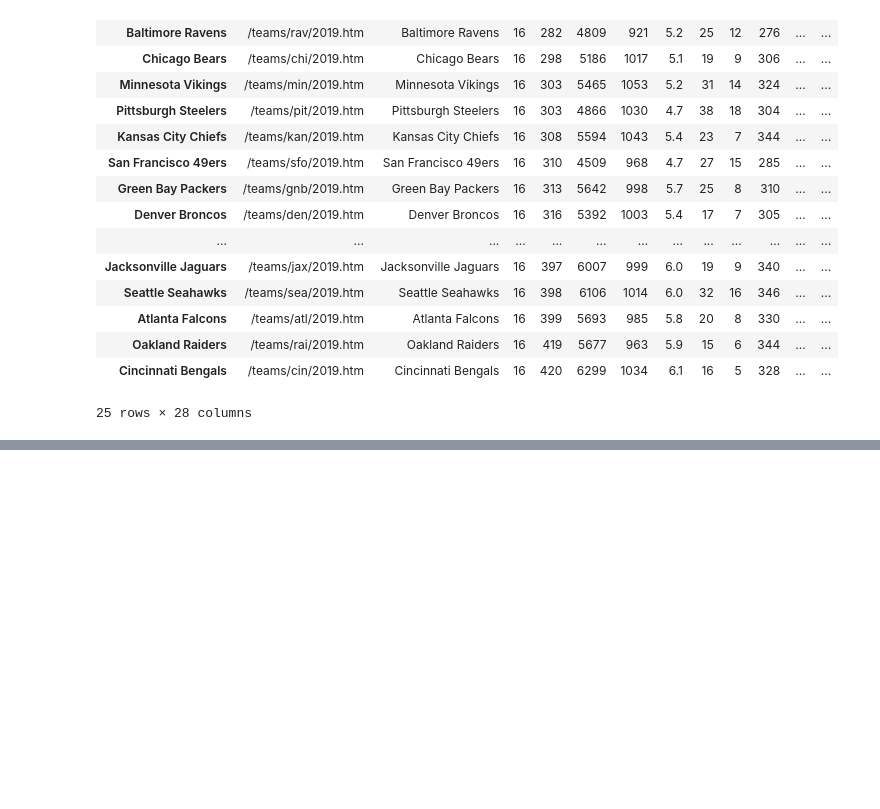
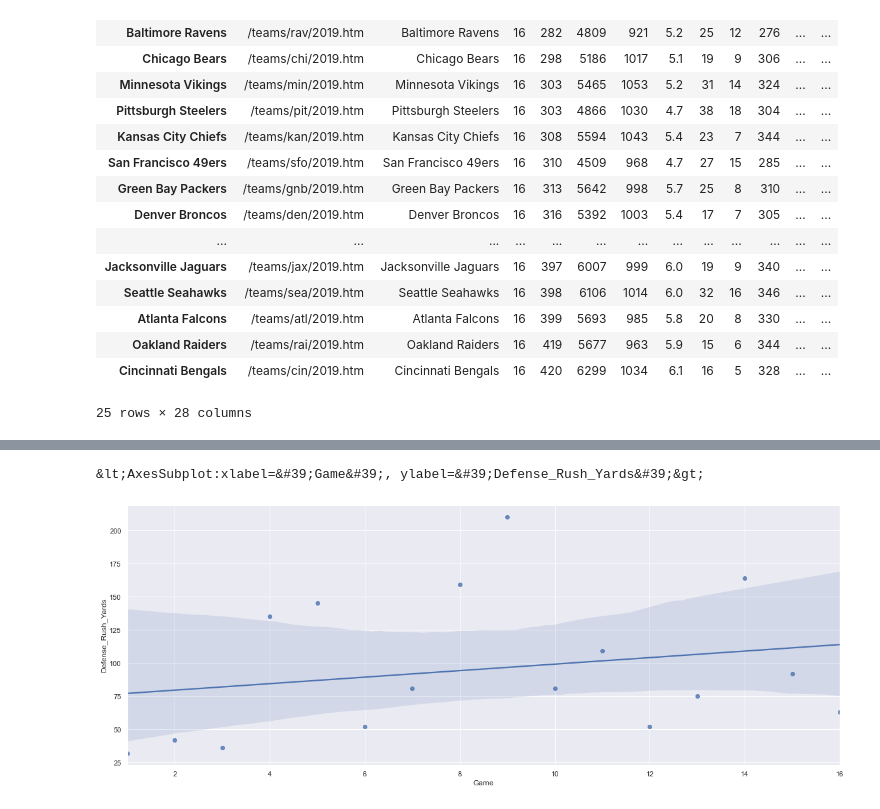
Before and after one commit to ridwan102/Fantasy_Football_Linear_Regression, a Jupyter notebook: fantasy.ipynb, the cells around one changed output, grey strips where cells are left out. Drawn from its saved outputs; the diff is of its cells as text; code cells hidden in the pictures; blank space fills up the shorter version.

```diff
--- a/fantasy.ipynb
+++ b/fantasy.ipynb
@@ -130,0 +164,9 @@ all_individual_stats(get_defense_df, df_all_defense_2019)
+# %%
+patriots_2019 = get_defense_df('/teams/nwe/2019.htm')
+patriots_2019 = patriots_2019.drop([9,17,18])
+# patriots_2019.to_pickle("./patriots_2019.pkl")
+
+# # Pickling
+# patriots_2019 = pd.read_pickle("./patriots_2019.pkl")
+patriots_2019['Game'] = [1,2,3,4,5,6,7,8,9,10,11,12,13,14,15,16]
+patriots_2019
@@ -130,0 +191,6 @@ all_individual_stats(get_defense_df, df_all_defense_2019)
+# %%
+plt.figure(figsize = [20,7.5])
+sns.regplot(data=patriots_2019, x="Game", y="Defense_Rush_Yards")
+# %% [output]
+&lt;AxesSubplot:xlabel=&#39;Game&#39;, ylabel=&#39;Defense_Rush_Yards&#39;&gt;
+[figure, added]
```
Also changed, not shown: parts of 15 cells of this notebook, 8 other files.
